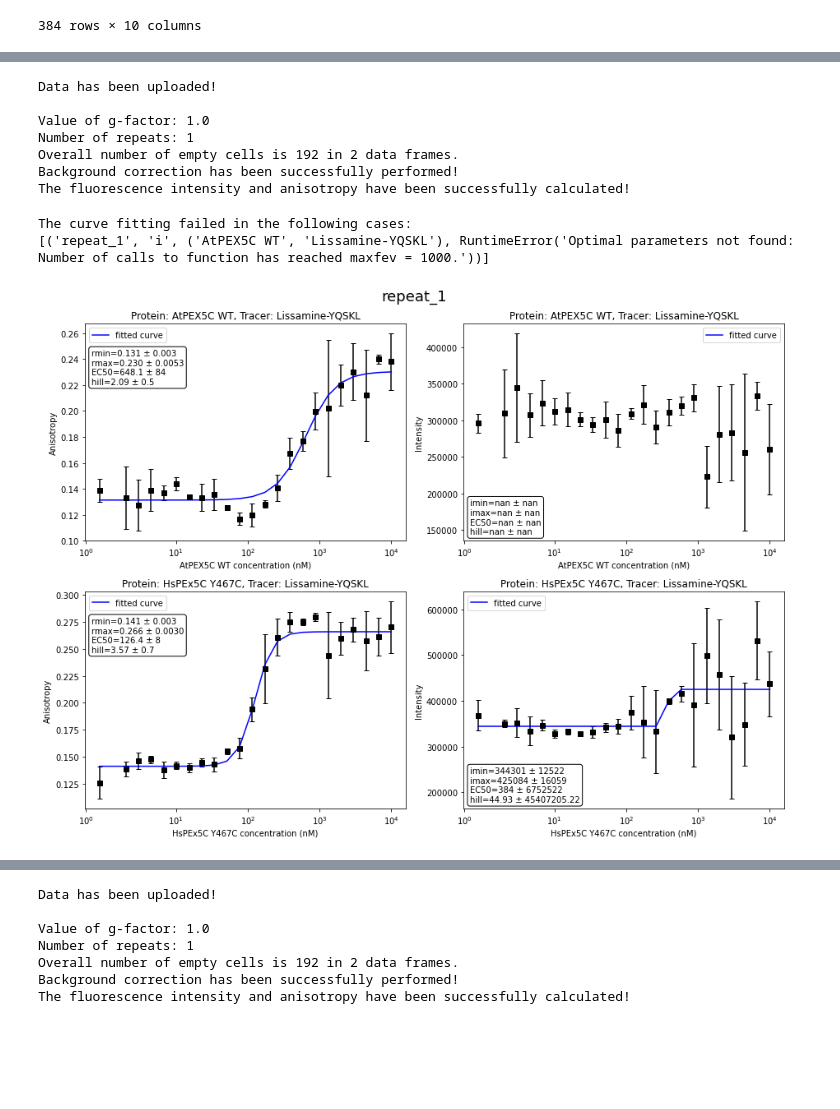
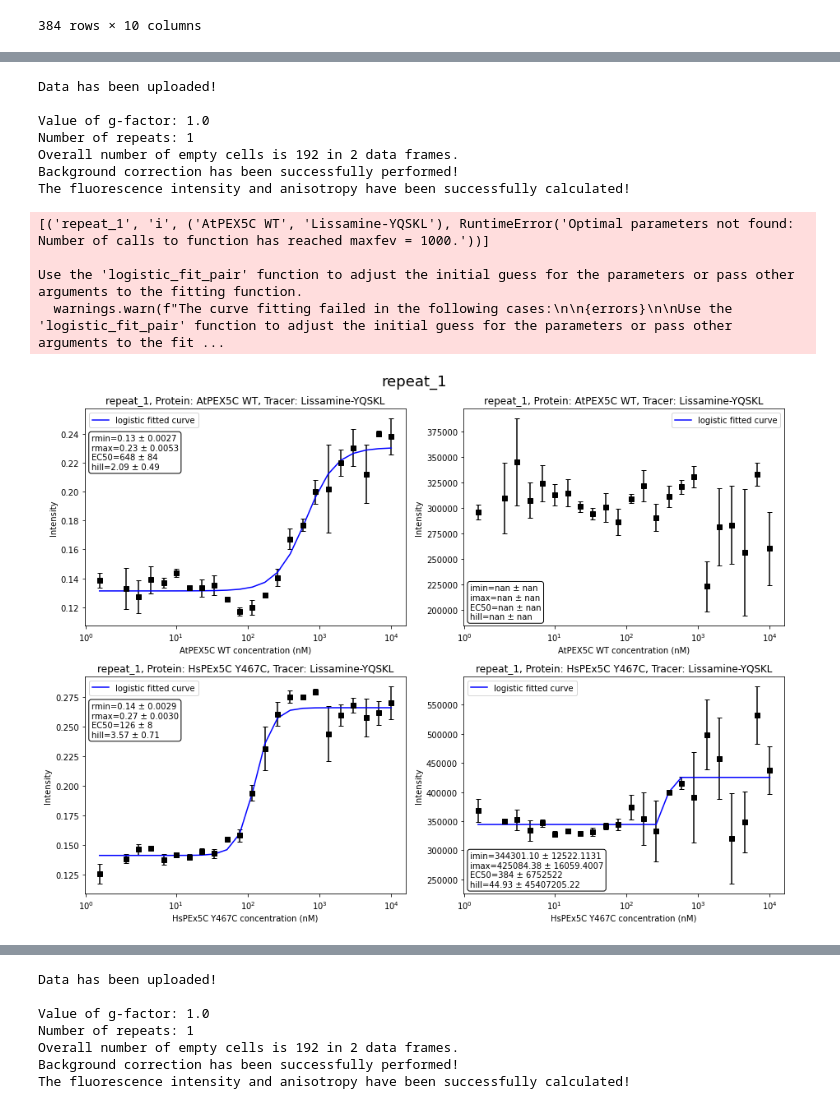
Before and after one commit to mariuszlas/Fluorescence-Anisotropy-Analysis-Development, a Jupyter notebook: fluorescenceanisotropy/fluores_anisotropy.ipynb, the cells around one changed output, grey strips where cells are left out. Saved outputs shown, nothing was run; the diff lists cells and outputs as text; code cells hidden in the pictures; blank space fills up the shorter version.

```diff
--- a/fluorescenceanisotropy/fluores_anisotropy.ipynb
+++ b/fluorescenceanisotropy/fluores_anisotropy.ipynb
@@ -1046,6 +1012,7 @@ my_data2 = FA.read_in_envision(data_csv=HsPEX5C_Y467C_vs_AtPEX5C_WT, platemap_cs
 my_data2.background_correct()
 my_data2.calculate_r_i(thr=60, plot_i = False)
 my_data2.calc_data_to_fit()
+my_data2.logistic_fit_all()
 # %% [output]
 Data has been uploaded!
 
@@ -1054,15 +1021,14 @@ Number of repeats: 1
 Overall number of empty cells is 192 in 2 data frames.
 Background correction has been successfully performed!
 The fluorescence intensity and anisotropy have been successfully calculated!
+[('repeat_1', 'i', ('AtPEX5C WT', 'Lissamine-YQSKL'), RuntimeError('Optimal parameters not found: Number of calls to function has reached maxfev = 1000.'))]
+
+Use the 'logistic_fit_pair' function to adjust the initial guess for the parameters or pass other arguments to the fitting function.
+  warnings.warn(f"The curve fitting failed in the following cases:\n\n{errors}\n\nUse the 'logistic_fit_pair' function to adjust the initial guess for the parameters or pass other arguments to the fit ...
-# %%
-my_data2.logistic_fit_all()
-# %% [output]
-The curve fitting failed in the following cases:
-[('repeat_1', 'i', ('AtPEX5C WT', 'Lissamine-YQSKL'), RuntimeError('Optimal parameters not found: Number of calls to function has reached maxfev = 1000.'))]
-# %%
-plot_all(my_data2.data_dict)
-# %% [output]
-[figure, removed]
+# %%
+my_data2.plot_ani_all(err='sem')
+# %% [output]
+[figure, added]
 # %%
 my_data2.calc_lambda()
 # %% [output]
```
Also changed, not shown: parts of 22 cells of this notebook.
